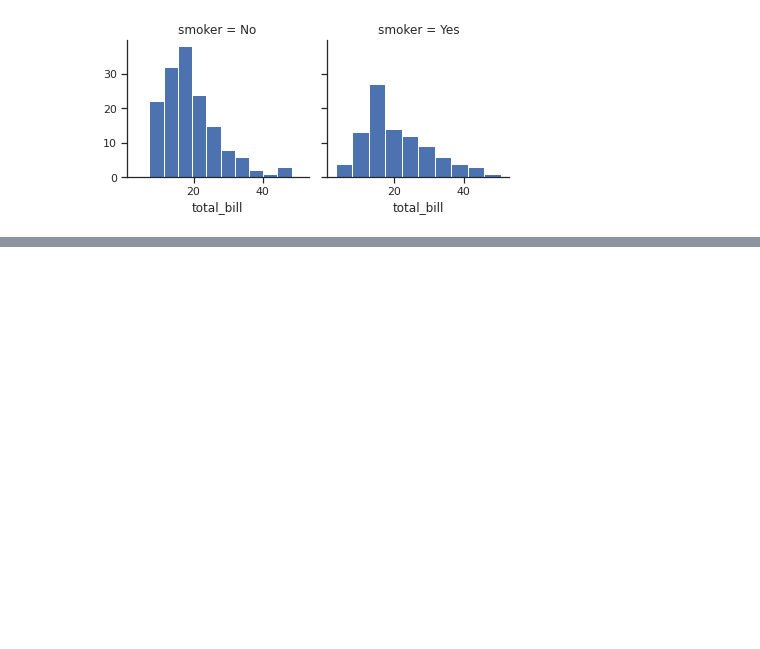
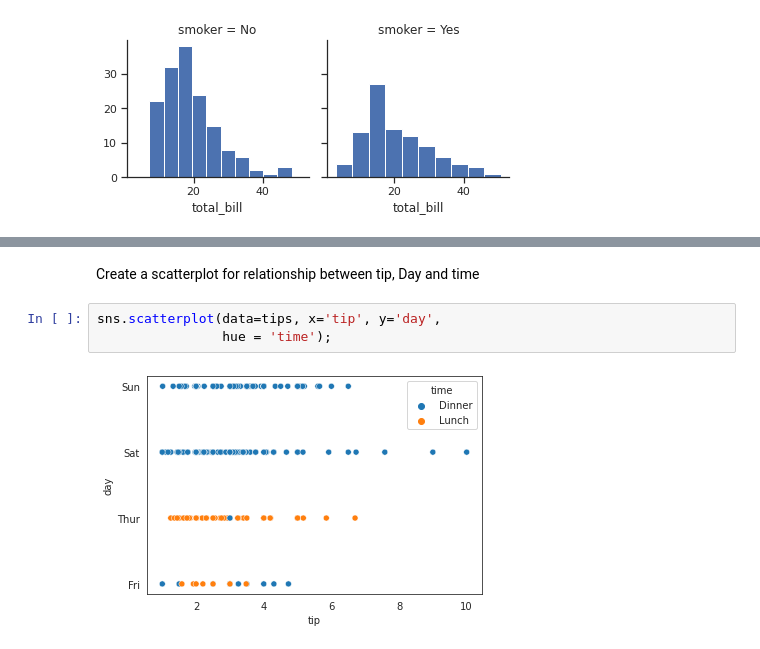
Before and after one commit to Anisha271299/Training-Assignments, a Jupyter notebook: Tips_dataset.ipynb, the cells around one changed output, grey strips where cells are left out. Cells and saved outputs as stored; diff of their text form; blank space fills up the shorter version.

```diff
--- a/Tips_dataset.ipynb
+++ b/Tips_dataset.ipynb
@@ -132,0 +141,7 @@ g.map(plt.hist,"total_bill")
+# %% [markdown]
+Create a scatterplot for relationship between tip, Day and time
+# %%
+sns.scatterplot(data=tips, x='tip', y='day',
+                hue = 'time');
+# %% [output]
+[figure, added]
```
Also changed, not shown: parts of 3 cells of this notebook.
